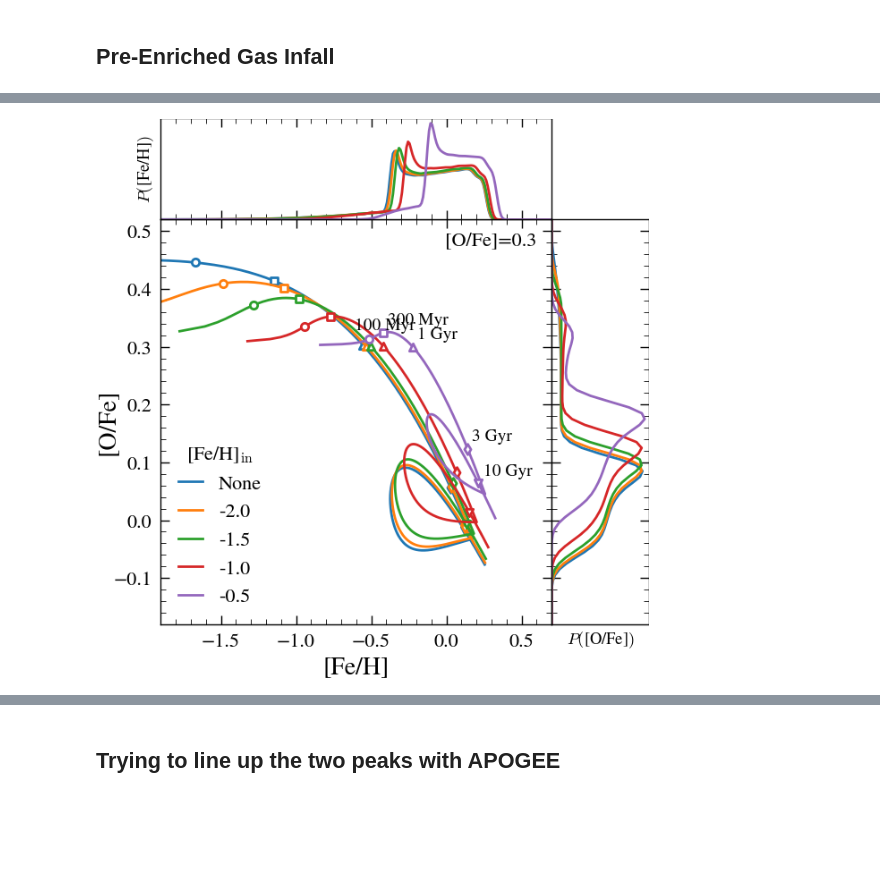
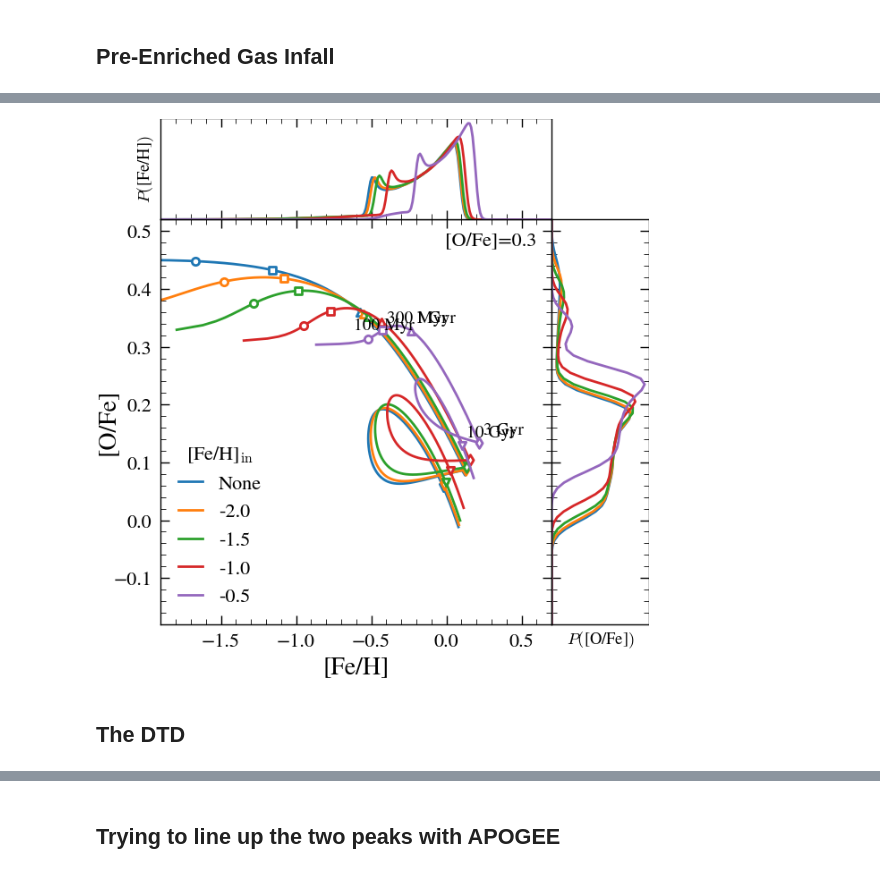
Before and after one commit to lodubay/twoinfall, a Jupyter notebook: src/scripts/onezone_params.ipynb, the cells around one changed output, grey strips where cells are left out. Saved outputs shown, nothing was run; the diff lists cells and outputs as text; code cells hidden in the pictures; blank space fills up the shorter version.

Commit message:
add onezone_params plot

```diff
--- a/src/scripts/onezone_params.ipynb
+++ b/src/scripts/onezone_params.ipynb
@@ -33,8 +38,8 @@ default_tau_star = lambda time, mgas: 2
 
 def twoinfall_ampratio(time_dependence, radius, onset = 4,
                        dt = 0.01, dr = 0.1, recycling = 0.4,
-                       eta=2., tau_star=default_tau_star):
-    mgas = 0
+                       eta=2., tau_star=default_tau_star, Mg0=0):
+    mgas = Mg0
     time = 0
     mstar = 0
     mstar_at_onset = None
@@ -84,7 +89,7 @@ def setup_onezone(name, func, r=8, dr=0.1, mode='ifr', tau_star=2, eta=2., Zin=0
         eta=eta,
         Zin=Zin,
         delay=0.04,
-        RIa=dtds.exponential(timescale=1.5),
+        RIa=dtds.plateau(width=1.),
         Mg0=0,
         tau_star=tau_star,
         dt=dt,
@@ -311,0 +386,21 @@ plt.show()
+# %%
+fig, axs = plt.subplots(1, 4, figsize=(12, 3))
+name_list = ['taustar20', 'schmidt', 'J21']
+label_list = ['2 Gyr', 'Schmidt', 'J21']
+for i, name in enumerate(name_list):
+    name = str(output_dir / name)
+    hist = vice.history(name)
+    axs[0].plot(hist['time'], hist['ifr'], '-')
+    axs[1].plot(hist['time'], hist['sfr'], '-')
+    axs[2].plot(hist['time'], hist['mgas'], '-')
+    axs[3].plot(hist['time'][5:], [1e-9 * mg / sfr for mg, sfr in zip(hist['mgas'], hist['sfr'])][5:], '-', label=label_list[i])
+
+axs[3].legend(title=r'$\tau_\star$')
+for ax in axs:
+    ax.set_xlabel('Time [Gyr]')
+axs[0].set_ylabel(r'$\dot M_{\rm in}$')
+axs[1].set_ylabel(r'$\dot M_\star$')
+axs[2].set_ylabel(r'$M_{\rm gas}$')
+axs[3].set_ylabel(r'$\tau_\star$')
+axs[3].set_ylim((0, None))
+plt.show()
@@ -461,47 +558,49 @@ plt.show()
 # %%
 fig, axs = setup_figure(xlim=(-1.9, 0.7), ylim=(-0.18, 0.52))
 
-ifr = twoinfall(8, onset=4, second_timescale=4., first_timescale=2.)
+ifr = twoinfall(8, onset=3, second_timescale=10, first_timescale=1.)
 
 # Variable tau_star
-def tau_star_var(t, onset=4):
+def tau_star_var(t, onset=3):
     if t < onset:
         return 2.
     else:
         return 4.
 
-ifr.ratio = twoinfall_ampratio(ifr, 8, onset=4, tau_star=lambda time, mgas: tau_star_var(time))
+ifr.ratio = twoinfall_ampratio(ifr, 8, onset=3, tau_star=lambda time, mgas: tau_star_var(time))
 
 # No infall enrichment
 name = str(output_dir / 'ZinNone')
 sz = setup_onezone(name, ifr, Zin=0.)
 sz.tau_star = tau_star_var
 sz.Mg0 = 1e6
 sz.run(simtime, overwrite=True)
 plot_vice_onezone(name, fig=fig, axs=axs,
                   label='None',
                   marker_labels=False)
 
 feh_list = [-2., -1.5, -1., -0.5]
 Zin_list = [10 ** (feh + m.log10(vice.solar_z['fe'])) for feh in feh_list]
 ofe_in = 0.3
 Zo_in_list = [vice.solar_z['o'] * 10 ** (ofe_in + feh) for feh in feh_list]
 for i, Zin in enumerate(Zin_list):
     name = str(output_dir / f'Zin{int(-10*feh_list[i]):02d}')
     sz = setup_onezone(name, ifr)
     sz.tau_star = tau_star_var
     sz.Zin = {'fe': Zin, 'o': Zo_in_list[i]}
     # Non-zero initial mass to avoid crazy high metallicities from inflow
     sz.Mg0 = 1e7
     sz.run(simtime, overwrite=True)
     plot_vice_onezone(name, fig=fig, axs=axs,
                       label=f'{feh_list[i]}',
                       marker_labels=(i==3))
 
 axs[1].set_ylim(bottom=0)
 axs[2].set_xlim(left=0)
 axs[0].legend(frameon=False, loc='lower left', title=r'[Fe/H]$_{\rm in}$')
 axs[0].text(0.6, 0.5, f'[O/Fe]={ofe_in}', ha='right', va='top')
 plt.show()
 # %% [output]
-[figure, old version]
+[figure, new version]
+# %% [markdown]
+## The DTD
```
Also changed, not shown: parts of 17 cells of this notebook, 6 other files.
